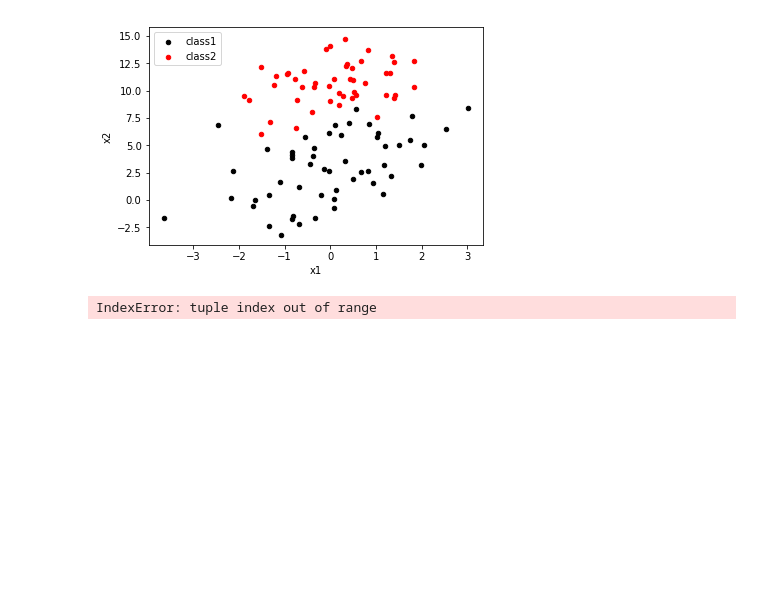
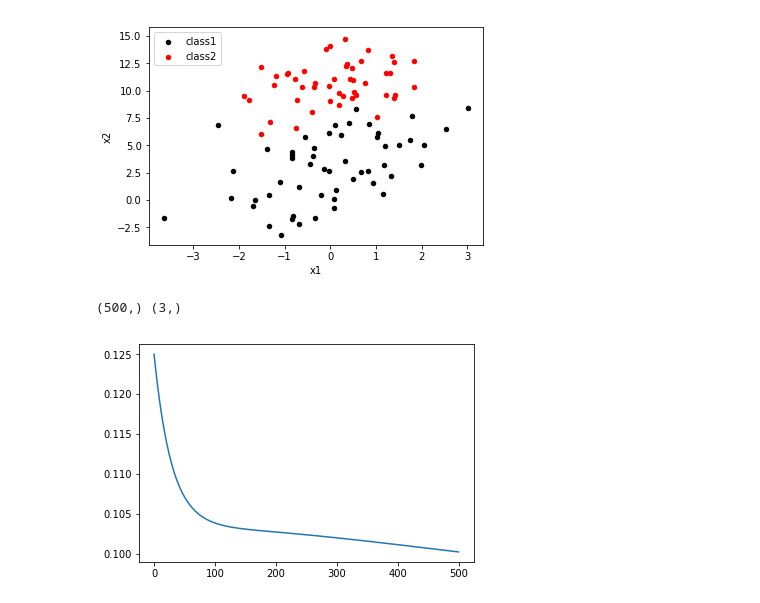
Before and after one commit to bruceEeZhao/machinLearning, a Jupyter notebook: chp05-Logistic回归/Logistics.ipynb, the cells around one changed output. Cells and saved outputs as stored; diff of their text form; code cells hidden in the pictures; blank space fills up the shorter version.

```diff
--- a/chp05-Logistic回归/Logistics.ipynb
+++ b/chp05-Logistic回归/Logistics.ipynb
@@ -90,10 +91,14 @@ Repeat \{
 \}
 $
 # %%
+
+# 损失函数，就是上面说的Jtheta
 def compute_cost(X,Y,theta):
     # 两个数组作矩阵乘积
     # 当两个数组的维度不能直接进行矩阵乘法时，dot会把后面的参数进行转置
-    hypthesis = np.dot(X,np.transpose(theta))
+    # 这是假设函数
+    #hypthesis = np.dot(X,np.transpose(theta))
+    hypthesis = 1/(1+np.exp(-np.dot(X,np.transpose(theta))))
     # 先转置再做矩阵乘法
     cost = np.dot(np.transpose(hypthesis - Y),(hypthesis -Y))
     cost = cost / (2 * X.shape[0])
@@ -106,42 +111,52 @@ def gradeDescent(X, y, alpha=0.01, iter_num=500):
     m = y.shape[0]
     # 代价的历史值
     J_history = np.zeros(iter_num)
-    theta = np.zeros(x.shape[1])
+    theta_history = np.zeros((X.shape[1], iter_num))
+    theta = np.zeros(X.shape[1])
     # 进行迭代计算
     for num in range(0,iter_num):
         # 计算每一个theta值下的代价值
         J_history[num] = compute_cost(X,y,theta)
         # 根据公式计算梯度，来更新theta的值
-        hyp = np.dot(X,np.transpose(theta))
+        #hyp = np.dot(X,np.transpose(theta))
+        hyp = 1/(1+np.exp(-np.dot(X,np.transpose(theta))))
         theta = theta - alpha * np.dot(np.transpose(hyp -y),X) / m
+        for i in range(X.shape[1]):
+            theta_history[i][num] = theta[i]
 
-    return theta,J
+    return theta,J_history, theta_history
 # %%
 #读取训练数据并绘制图
 
 df = pd.read_csv("testSet.txt", sep='\t')
 labels = df.labels
 dataMat = df.iloc[:,0:-1]
+x3 = np.full(dataMat.shape[0], 1)
+dataMat['x3']= x3
 
 # 用两种不同的颜色，在同一张图像上，绘制两个类别的数据散点图
 def plot_data(df):
-    plt.figure();
+    plt.figure()
     pos = df[df['labels']==1]
     neg = df[df['labels']==0]
     plt.scatter(pos.x1,pos.x2,c='black',marker='o',s=20)
     plt.scatter(neg.x1,neg.x2,c='red',marker='o',s=20)
+    plt.legend(['class1', 'class2'])
+    plt.xlabel('x1')
+    plt.ylabel('x2')
 plot_data(df)
-plt.legend(['class1', 'class2'])
-plt.xlabel('x1')
-plt.ylabel('x2')
+# plt.legend(['class1', 'class2'])
+# plt.xlabel('x1')
+# plt.ylabel('x2')
 plt.show()
 # %% [output]
 [figure]
 # %%
-theta, J = gradeDescent(dataMat, labels)
+theta, J, theta_his = gradeDescent(dataMat, labels, alpha=0.001, iter_num=500)
 print(J.shape, theta.shape)
-plt.plot(theta[0], J,"b+")
+plt.plot(np.array([i for i in range(0,500)]), J[:500])
 
 plt.show()
 # %% [output]
-IndexError: tuple index out of range
+(500,) (3,)
+[figure, added]
```
Also changed, not shown: parts of 2 cells of this notebook, 4 other files.
